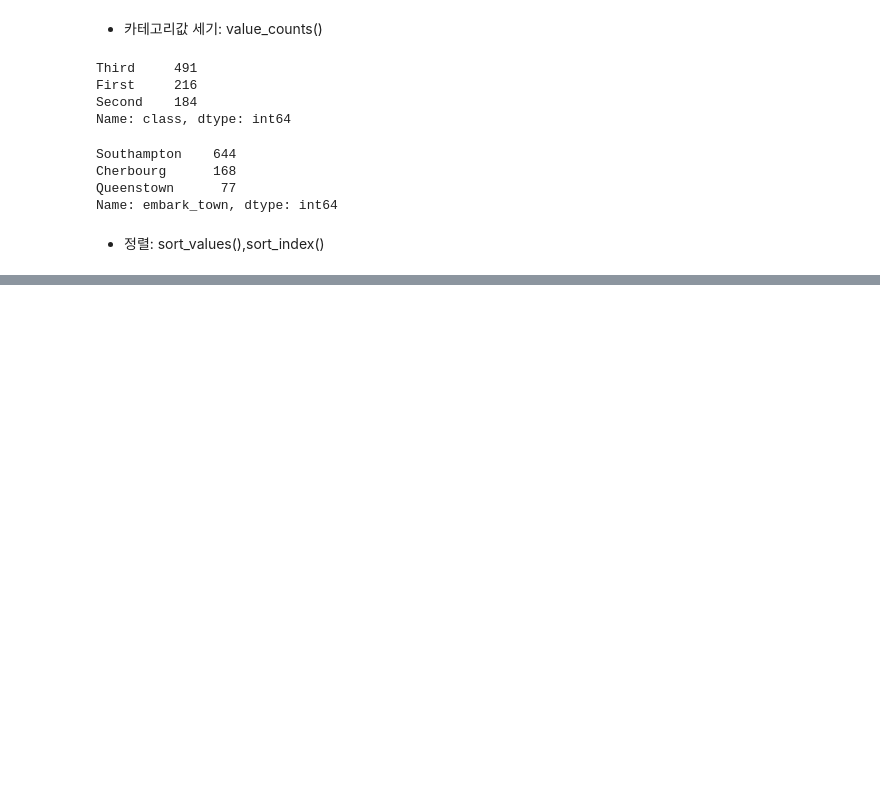
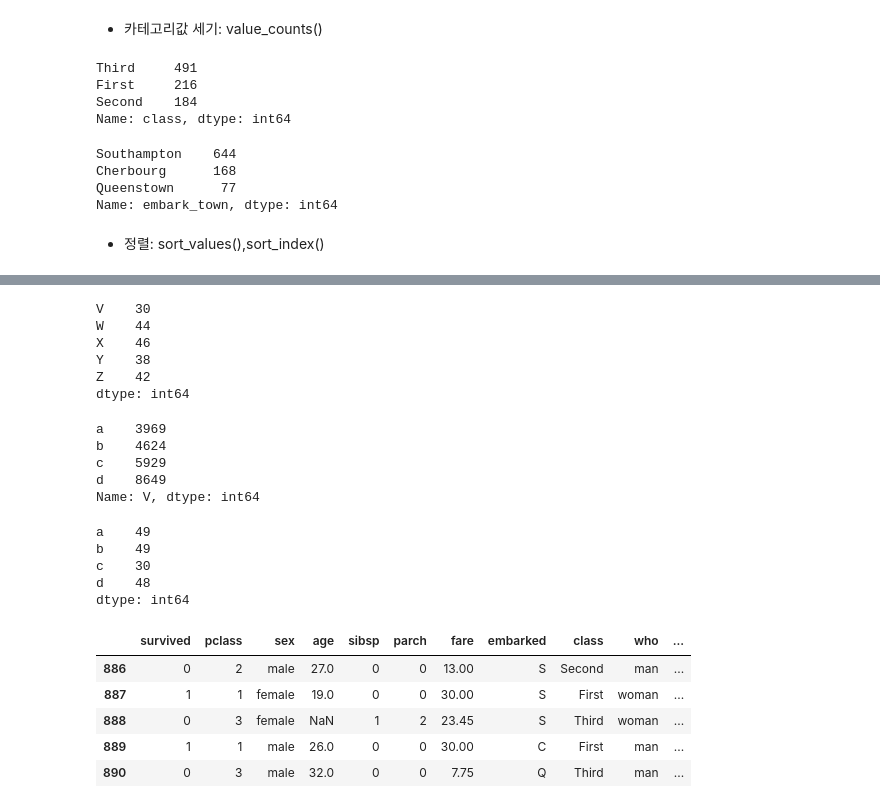
Before and after one commit to bong9C/DataAnalysis-2023.09, a Jupyter notebook: 02.Pandas/05.데이터조작.ipynb, the cells around one changed output, grey strips where cells are left out. Drawn from its saved outputs; the diff is of its cells as text; code cells hidden in the pictures; blank space fills up the shorter version.

```diff
--- a/02.Pandas/05.데이터조작.ipynb
+++ b/02.Pandas/05.데이터조작.ipynb
@@ -94,0 +236,19 @@ df.sort_values(by='w')
+# %%
+# 각 열에서 최대값 - 최소값
+df.apply(lambda x: x.max() - x.min())   # x는 각 column을 의미
+# %% [output]
+V    30
+W    44
+X    46
+Y    38
+Z    42
+dtype: int64
+# %%
+# V 열의 제곱수
+df.V.apply(lambda x: x * x)     # X는 V 열의 각 엘리먼트
+# %% [output]
+a    3969
+b    4624
+c    5929
+d    8649
+Name: V, dtype: int64
@@ -94,0 +261,20 @@ df.sort_values(by='w')
+# %%
+# 각 행에서 최대값 - 최소값 한 결과 - axis =1 을 주면 됨
+df.apply(lambda x: x.max() - x.min(), axis=1)   # x는 각 행을 의미
+# %% [output]
+a    49
+b    49
+c    30
+d    48
+dtype: int64
+# %%
+# 다음과 같이 타이타닉호의 승객 중 나이 20살을 기준으로 성인(adult)과 미성년자(child)를 구별
+titanic['adult/child'] = titanic.apply(lambda x: 'adult' if x.age >= 20 else 'child', axis=1)
+titanic.tail()      # 행의 갯수만큼 나와야 하기 때문에 axis=1 이 되어야 함.
+# %% [output]
+|  | survived | pclass | sex | age | sibsp | parch | fare | embarked | class | who | ... |
+| 886 | 0 | 2 | male | 27.0 | 0 | 0 | 13.00 | S | Second | man | ... |
+| 887 | 1 | 1 | female | 19.0 | 0 | 0 | 30.00 | S | First | woman | ... |
+| 888 | 0 | 3 | female | NaN | 1 | 2 | 23.45 | S | Third | woman | ... |
+| 889 | 1 | 1 | male | 26.0 | 0 | 0 | 30.00 | C | First | man | ... |
+| 890 | 0 | 3 | male | 32.0 | 0 | 0 | 7.75 | Q | Third | man | ... |
```
Also changed, not shown: parts of 64 cells of this notebook, 9 other files.
